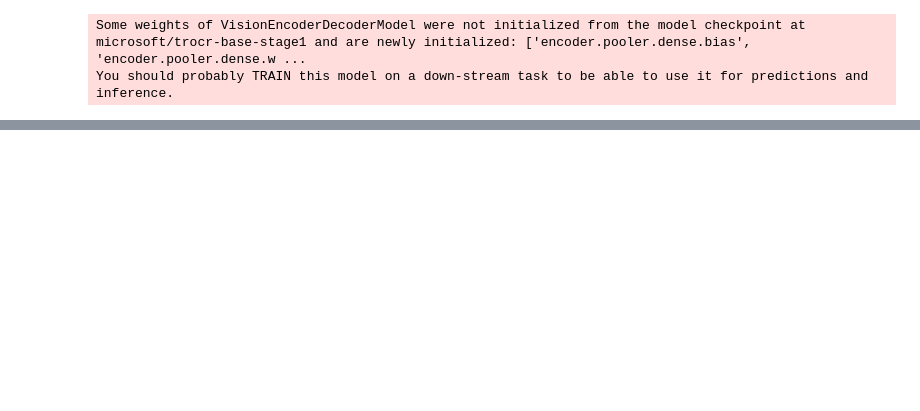
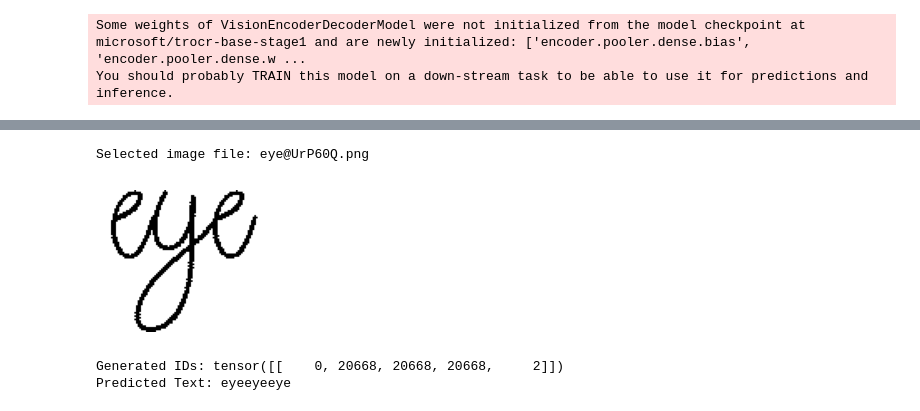
Before and after one commit to leonjyentub/CompVision2025, a Jupyter notebook: 15_4_TrOCR_fine_tuning.ipynb, the cells around one changed output, grey strips where cells are left out. Cells and saved outputs as stored; diff of their text form; code cells hidden in the pictures; blank space fills up the shorter version.

```diff
--- a/15_4_TrOCR_fine_tuning.ipynb
+++ b/15_4_TrOCR_fine_tuning.ipynb
@@ -251,19 +228,33 @@ KeyboardInterrupt:
+# %%
+# load the model
+model = VisionEncoderDecoderModel.from_pretrained("trocr-base-stage1-finetuned")
+# load the processor
+processor = TrOCRProcessor.from_pretrained("trocr-base-stage1-finetuned", use_fast=True)
 # %%
 # Load and preprocess the image
-image = Image.open(os.path.join(image_folder, "American@3WPOqS.png")).convert("RGB")
+# 從images中隨機挑選一張圖片
+file_name = random.choice(images)
+print("Selected image file:", os.path.basename(file_name))
+image = Image.open(file_name).convert("RGB")
 simple_show(image)
 pixel_values = processor(image, return_tensors="pt").pixel_values
 
 # Perform inference
 model.eval()  # Set the model to evaluation mode
+model.to('cpu') # Move model to the appropriate device
 with torch.no_grad():
-    generated_ids = model.generate(pixel_values.to(device))
+    generated_ids = model.generate(pixel_values)
 
 # Move generated_ids to CPU if necessary
 generated_ids = generated_ids.cpu()
 print("Generated IDs:", generated_ids)
 
 # Decode the generated ids to text
 predicted_text = processor.batch_decode(generated_ids, skip_special_tokens=True)[0]
 
 print("Predicted Text:", predicted_text)
+# %% [output]
+Selected image file: eye@UrP60Q.png
+[figure, added]
+Generated IDs: tensor([[    0, 20668, 20668, 20668,     2]])
+Predicted Text: eyeeyeeye
```
Also changed, not shown: parts of 14 cells of this notebook, 1 other file.
